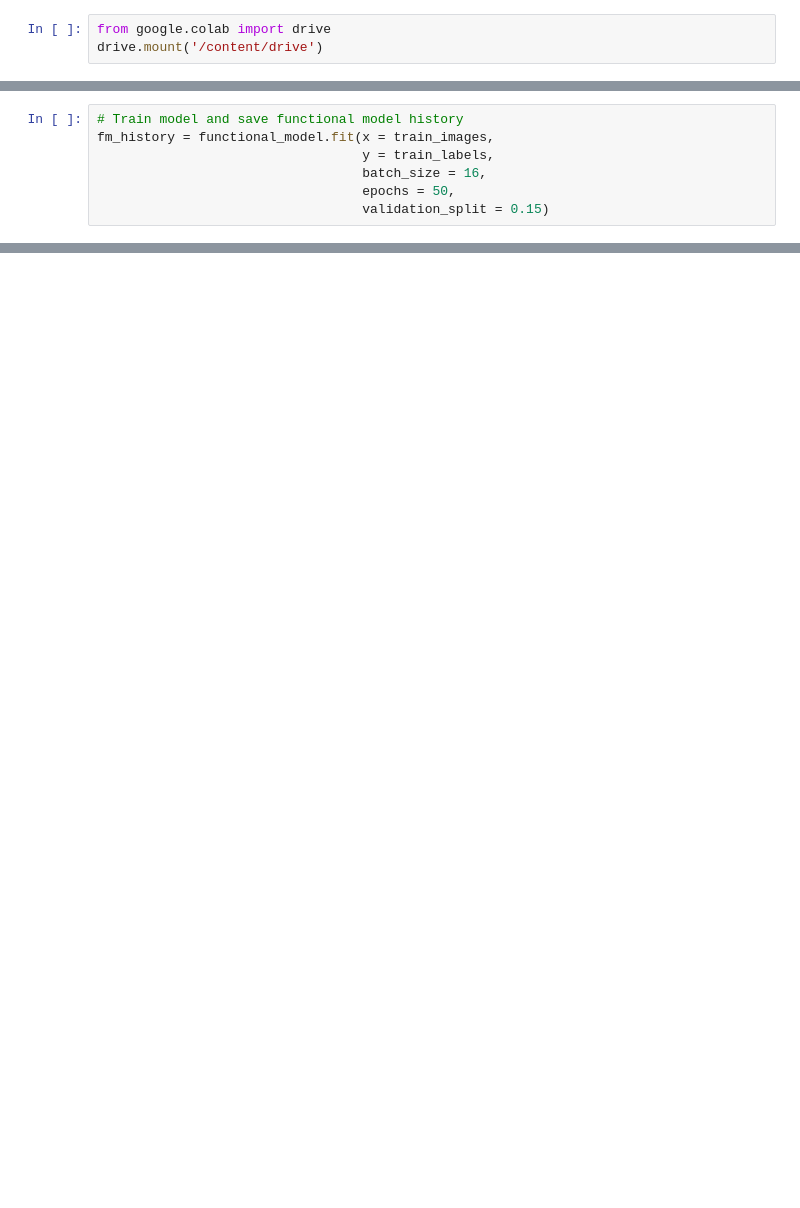
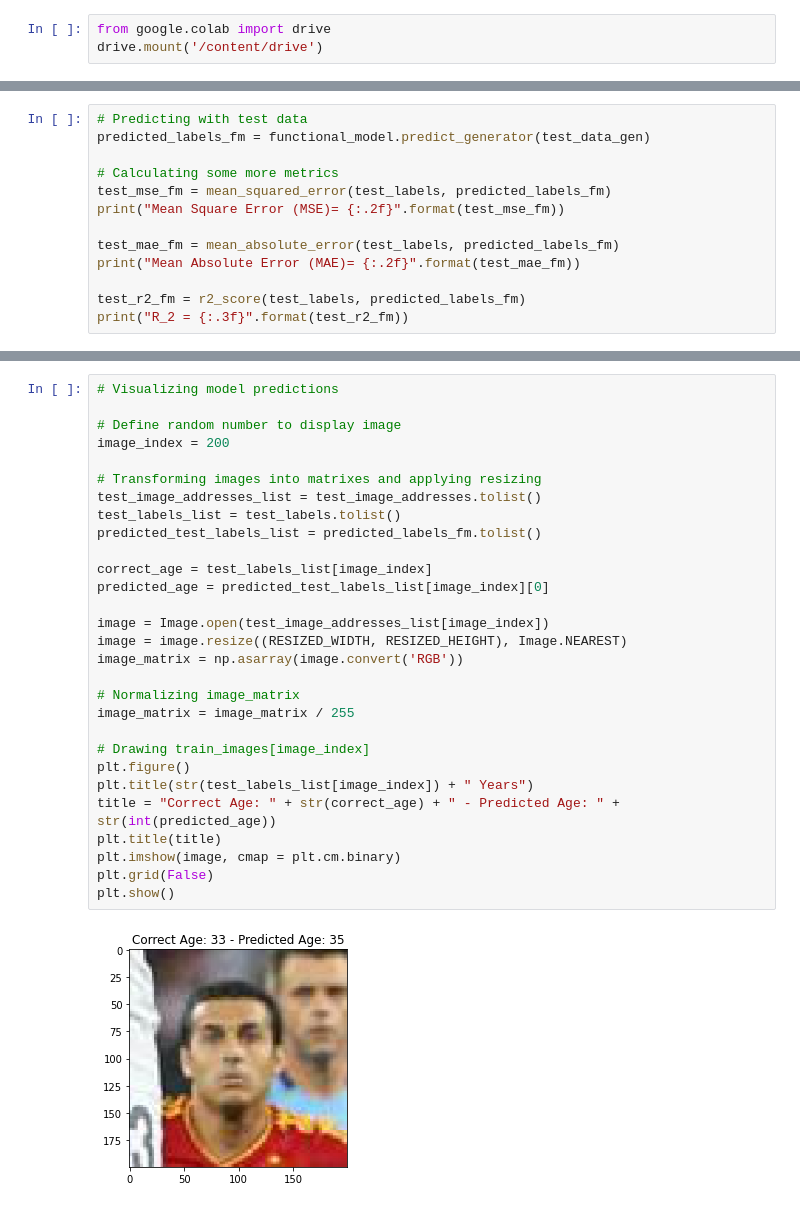
Before and after one commit to jeffveleze/age-gender-recognizer, a Jupyter notebook: AgeGenderRecognizer.ipynb, the cells around one changed output, grey strips where cells are left out. Cells and saved outputs as stored; diff of their text form; blank space fills up the shorter version.

```diff
--- a/AgeGenderRecognizer.ipynb
+++ b/AgeGenderRecognizer.ipynb
@@ -228,7 +168,0 @@ functional_model.summary()
-# %%
-# Train model and save functional model history
-fm_history = functional_model.fit(x = train_images,
-                                  y = train_labels,
-                                  batch_size = 16,
-                                  epochs = 50,
-                                  validation_split = 0.15)
@@ -350,0 +341,13 @@ plt.show()
+# %%
+# Predicting with test data
+predicted_labels_fm = functional_model.predict_generator(test_data_gen)
+
+# Calculating some more metrics
+test_mse_fm = mean_squared_error(test_labels, predicted_labels_fm)
+print("Mean Square Error (MSE)= {:.2f}".format(test_mse_fm))
+
+test_mae_fm = mean_absolute_error(test_labels, predicted_labels_fm)
+print("Mean Absolute Error (MAE)= {:.2f}".format(test_mae_fm))
+
+test_r2_fm = r2_score(test_labels, predicted_labels_fm)
+print("R_2 = {:.3f}".format(test_r2_fm))
@@ -350,0 +383,31 @@ plt.show()
+# %%
+# Visualizing model predictions
+
+# Define random number to display image
+image_index = 200
+
+# Transforming images into matrixes and applying resizing
+test_image_addresses_list = test_image_addresses.tolist()
+test_labels_list = test_labels.tolist()
+predicted_test_labels_list = predicted_labels_fm.tolist()
+
+correct_age = test_labels_list[image_index]
+predicted_age = predicted_test_labels_list[image_index][0]
+
+image = Image.open(test_image_addresses_list[image_index])
+image = image.resize((RESIZED_WIDTH, RESIZED_HEIGHT), Image.NEAREST)
+image_matrix = np.asarray(image.convert('RGB'))
+
+# Normalizing image_matrix
+image_matrix = image_matrix / 255
+
+# Drawing train_images[image_index]
+plt.figure()
+plt.title(str(test_labels_list[image_index]) + " Years")
+title = "Correct Age: " + str(correct_age) + " - Predicted Age: " + str(int(predicted_age))
+plt.title(title)
+plt.imshow(image, cmap = plt.cm.binary)
+plt.grid(False)
+plt.show()
+# %% [output]
+[figure, added]
```
Also changed, not shown: parts of 59 cells of this notebook.
